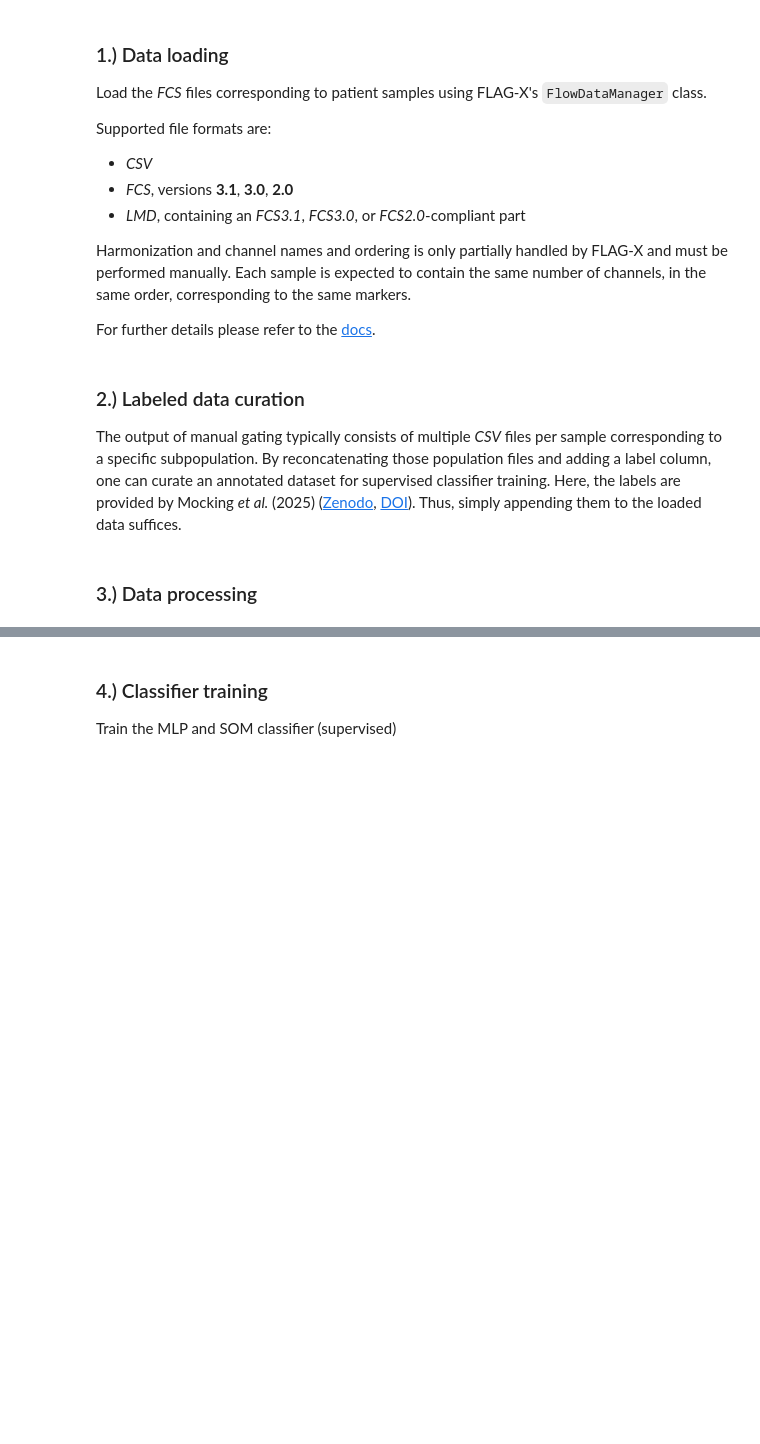
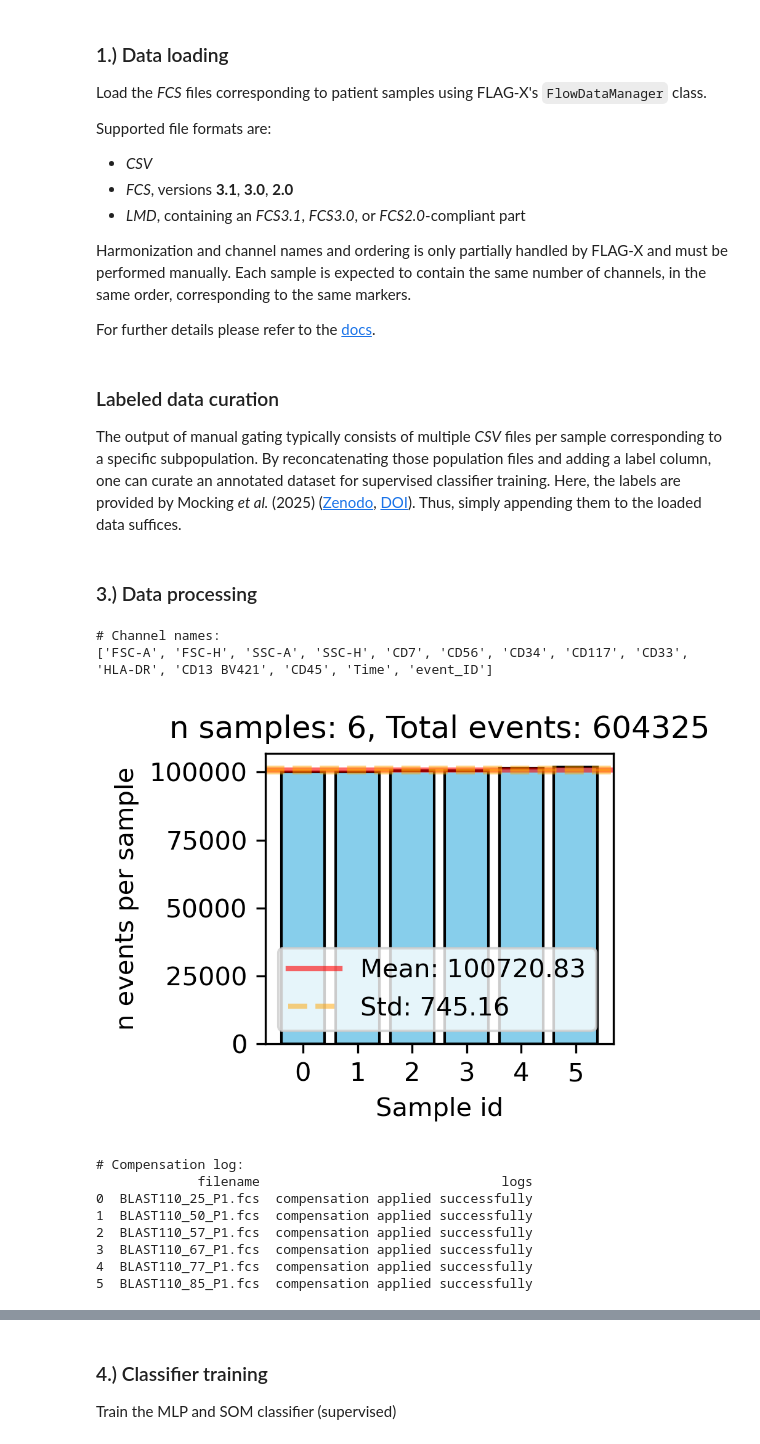
Before and after one commit to bionetslab/FLAG-X, a Jupyter notebook: notebooks/workflow_supervised.ipynb, the cells around one changed output, grey strips where cells are left out. Saved outputs shown, nothing was run; the diff lists cells and outputs as text; code cells hidden in the pictures; blank space fills up the shorter version.

```diff
--- a/notebooks/workflow_supervised.ipynb
+++ b/notebooks/workflow_supervised.ipynb
@@ -74,7 +76,7 @@ common_channels = ['FSC-A', 'FSC-H', 'SSC-A', 'SSC-H', 'CD7', 'CD56', 'CD34', 'C
 for i, adata in enumerate(fdm.anndata_list_):
     fdm.anndata_list_[i] = adata[:, common_channels].copy()
 # %% [markdown]
-### 2.) Labeled data curation
+### Labeled data curation
 The output of manual gating typically consists of multiple *CSV* files per sample corresponding to a specific subpopulation. By reconcatenating those population files and adding a label column, one can curate an annotated dataset for supervised classifier training. Here, the labels are provided by Mocking *et al.* (2025) ([Zenodo](https://zenodo.org/records/11046402), [DOI](https://doi.org/10.1038/s43856-024-00700-x)). Thus, simply appending them to the loaded data suffices.
 # %%
 # Iterate over data samples, load labels, and add labels
@@ -106,34 +108,46 @@ fdm.check_og_channel_names_df()
 
 # Print the channel names
 adata = fdm.anndata_list_[0]
 print(f'# Channel names:\n{adata.var.index.tolist()}\n')
 
 # Check the sample sizes
 fdm.check_sample_sizes()
 fig, ax = plt.subplots(figsize=(3, 2.5), dpi=300)
 fdm.plot_sample_size_df(sample_size_df=fdm.sample_sizes_, ax=ax)
 fig.tight_layout()
-# plt.show()  # Todo
+plt.show()
 plt.close(fig)
 
 # Apply compensation
 fdm.sample_wise_compensation()
 print(f'# Compensation log:\n{fdm.compensation_log_}')
 
 # Apply preprocessing transformation, choose arcsinh with a cofactor of 150, save non-transformed data to layer 'raw'
 fdm.sample_wise_preprocessing(flavour='arcsinh', save_raw_to_layer='raw', cofactor=150)
 
 # Perform train test split
-fdm.perform_data_split(data_split=(0.5, 0.5), filename_data_split='workflow_supervised_data_split.csv', random_state=42)
+fdm.perform_data_split(data_split=(0.5, 0.5), filename_data_split='workflow_supervised_data_split.csv', random_state=41)
 
 # Check the class balance in the training set
 class_balance_df = fdm.check_class_balance(data_set='train', label_key='Blast')
-fig, ax = plt.subplots(figsize=(3, 3.75), dpi=300)
+fig, ax = plt.subplots(figsize=(2, 3), dpi=300)
 fdm.plot_class_balance_df(class_balance_df=class_balance_df, ax=ax)
 fig.tight_layout()
-# plt.show()  # Todo
+plt.show()
 plt.close(fig)
 
 # Downsample the samples in the training set to 1000 events per sample. Set stratified=True to ensure preservation of class balances
 # Note: Aggressive downsampling is done for faster MLP and SOM classifier training and faster UMAP and t-SNE computation. In practice more events per sample should be retained.
 downsampling_bools, _ = fdm.sample_wise_downsampling(data_set='train',  target_num_events=1000, stratified=True, label_key='Blast')
+# %% [output]
+# Channel names:
+['FSC-A', 'FSC-H', 'SSC-A', 'SSC-H', 'CD7', 'CD56', 'CD34', 'CD117', 'CD33', 'HLA-DR', 'CD13 BV421', 'CD45', 'Time', 'event_ID']
+[figure, added]
+# Compensation log:
+             filename                               logs
+0  BLAST110_25_P1.fcs  compensation applied successfully
+1  BLAST110_50_P1.fcs  compensation applied successfully
+2  BLAST110_57_P1.fcs  compensation applied successfully
+3  BLAST110_67_P1.fcs  compensation applied successfully
+4  BLAST110_77_P1.fcs  compensation applied successfully
+5  BLAST110_85_P1.fcs  compensation applied successfully
```
Also changed, not shown: parts of 11 cells of this notebook, 7 other files.
